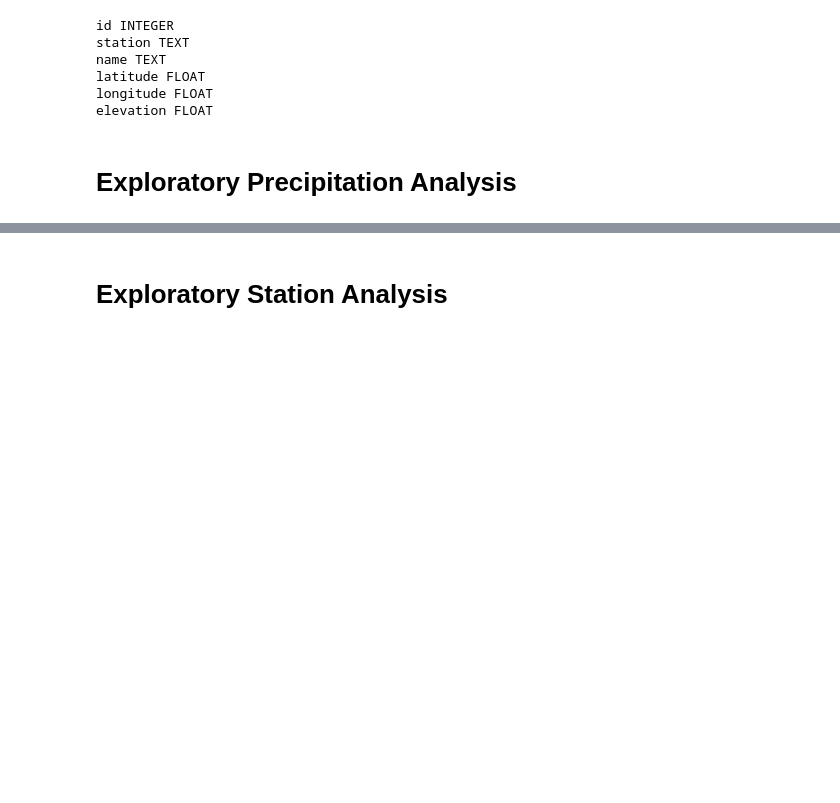
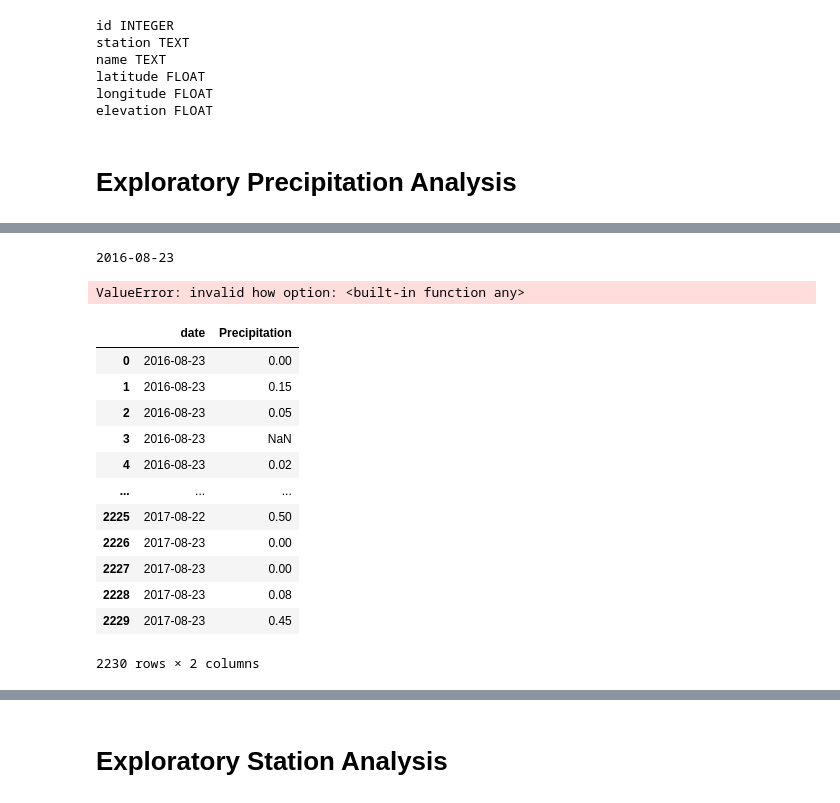
Before and after one commit to kbrantner/sqlalchemy-challenge, a Jupyter notebook: SurfsUp/climate_starter.ipynb, the cells around one changed output, grey strips where cells are left out. Drawn from its saved outputs; the diff is of its cells as text; code cells hidden in the pictures; blank space fills up the shorter version.

```diff
--- a/SurfsUp/climate_starter.ipynb
+++ b/SurfsUp/climate_starter.ipynb
@@ -74,15 +76,15 @@ session = Session(engine)
 # Starting from the most recent data point in the database.
 
 # Calculate the date one year from the last date in data set.
-
-
-# Perform a query to retrieve the data and precipitation scores
-
-
-# Save the query results as a Pandas DataFrame and set the index to the date column
-
-
-# Sort the dataframe by date
-
-
-# Use Pandas Plotting with Matplotlib to plot the data
+year_date = dt.date(2017, 8, 23) - dt.timedelta(days=365)
+print(year_date)
+# %% [output]
+2016-08-23
+# %%
+# Perform a query to retrieve the data and precipitation scores
+prec_scores=session.query(measurement.date, measurement.prcp).filter(measurement.date >= '2016-08-23').order_by(measurement.date).all()
+
+
+# Save the query results as a Pandas DataFrame and set the index to the date column
+df = pd.DataFrame(prec_scores, columns=['date', 'Precipitation'])
+#df=df.set_index('date')
@@ -88,0 +99,21 @@ session = Session(engine)
+# %%
+df = df.dropna(how=any)
+# %% [output]
+ValueError: invalid how option: <built-in function any>
+# %%
+df = pd.DataFrame(prec_scores, columns=['date', 'Precipitation'])
+df
+# %% [output]
+|  | date | Precipitation |
+| 0 | 2016-08-23 | 0.00 |
+| 1 | 2016-08-23 | 0.15 |
+| 2 | 2016-08-23 | 0.05 |
+| 3 | 2016-08-23 | NaN |
+| 4 | 2016-08-23 | 0.02 |
+| ... | ... | ... |
+| 2225 | 2017-08-22 | 0.50 |
+| 2226 | 2017-08-23 | 0.00 |
+| 2227 | 2017-08-23 | 0.00 |
+| 2228 | 2017-08-23 | 0.08 |
+| 2229 | 2017-08-23 | 0.45 |
+2230 rows × 2 columns
```
Also changed, not shown: parts of 23 cells of this notebook.
